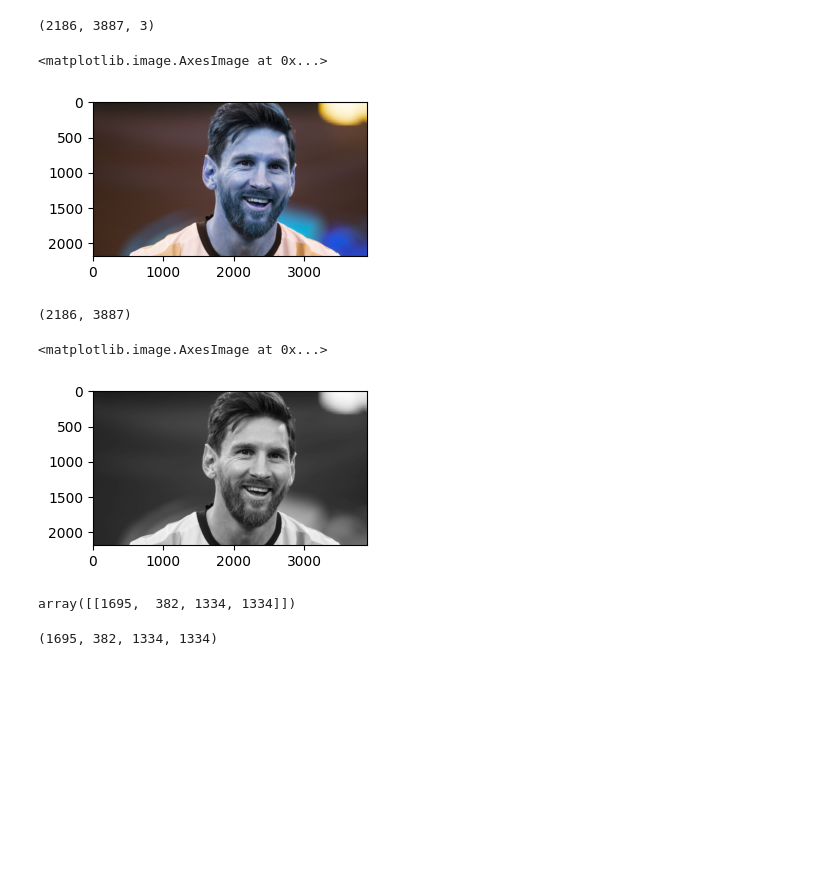
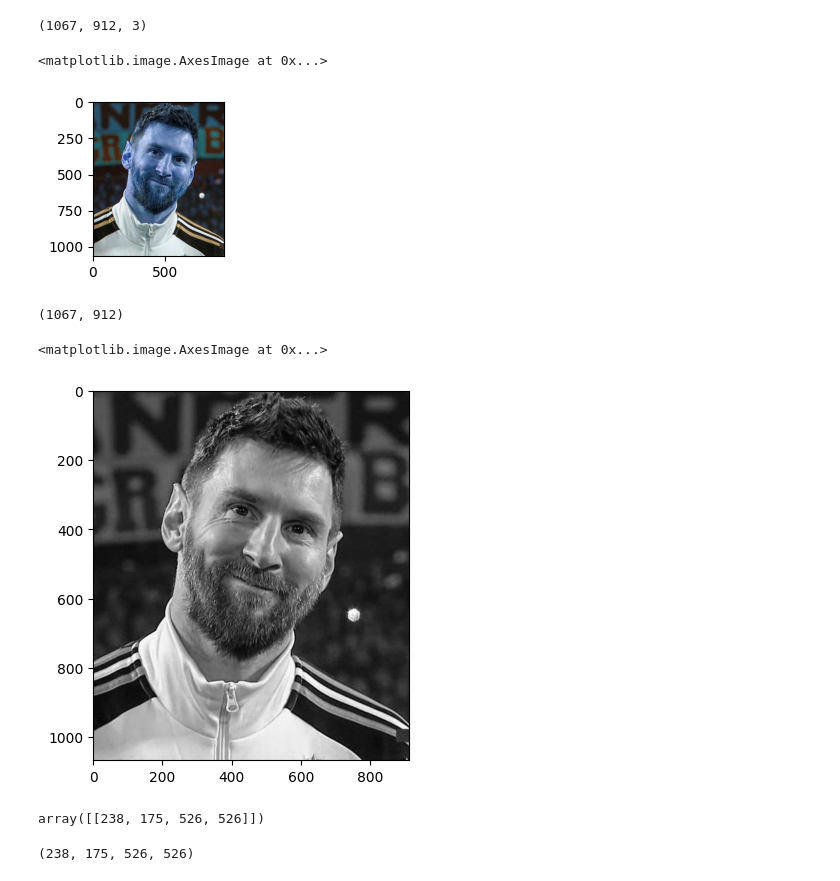
Before and after one commit to KumudithaSilva/Football_Players_Face_Detector, a Jupyter notebook: football_person_classifier.ipynb, the cells around one changed output. Cells and saved outputs as stored; diff of their text form; code cells hidden in the pictures; blank space fills up the shorter version.

```diff
--- a/football_person_classifier.ipynb
+++ b/football_person_classifier.ipynb
@@ -9,9 +12,9 @@ img_path = "FootballPlayerImageClassifier/model/dataset/"
 opnecv_harr_cascade = "FootballPlayerImageClassifier/model/opencv/"
 # %%
-img = cv2.imread(img_path+'lionel_messi/2_img.jpg')
+img = cv2.imread(img_path+'lionel_messi/2.jpg')
 img.shape
 # %% [output]
-(2186, 3887, 3)
+(1067, 912, 3)
 # %%
 img_width = 6
 img_height = 2
@@ -20,19 +23,19 @@ plt.figure(figsize=(img_width, img_height))
 plt.imshow(img)
 # %% [output]
 <matplotlib.image.AxesImage at 0x...>
-[figure, old version]
+[figure, new version]
 # %%
 #convert image color space
 gray = cv2.cvtColor(img, cv2.COLOR_BGR2GRAY)
 gray.shape
 # %% [output]
-(2186, 3887)
+(1067, 912)
 # %%
-plt.figure(figsize=(img_width, img_height))
+#plt.figure(figsize=(img_width, img_height))
 plt.imshow(gray, cmap='gray')
 # %% [output]
 <matplotlib.image.AxesImage at 0x...>
-[figure, old version]
+[figure, new version]
 # %%
 # Detect faces using Haar Cascade classifier
 face_cascade = cv2.CascadeClassifier(opnecv_harr_cascade+'haarcascade_frontalface_default.xml')
@@ -44,12 +47,12 @@ eye_cascade = cv2.CascadeClassifier(opnecv_harr_cascade+'haarcascade_eye.xml')
 face = face_cascade.detectMultiScale(gray, 1.1, 3)
 face
 # %% [output]
-array([[1695,  382, 1334, 1334]])
+array([[238, 175, 526, 526]])
 # %%
 (x, y, w, h) = face[0]
 x, y, w, h
 # %% [output]
-(1695, 382, 1334, 1334)
+(238, 175, 526, 526)
 # %%
 rectangle_img = cv2.rectangle(img, (x,y), (x+w, y+h), (255, 0, 0), 2)
 plt.imshow(rectangle_img)
```
Also changed, not shown: parts of 12 cells of this notebook.
